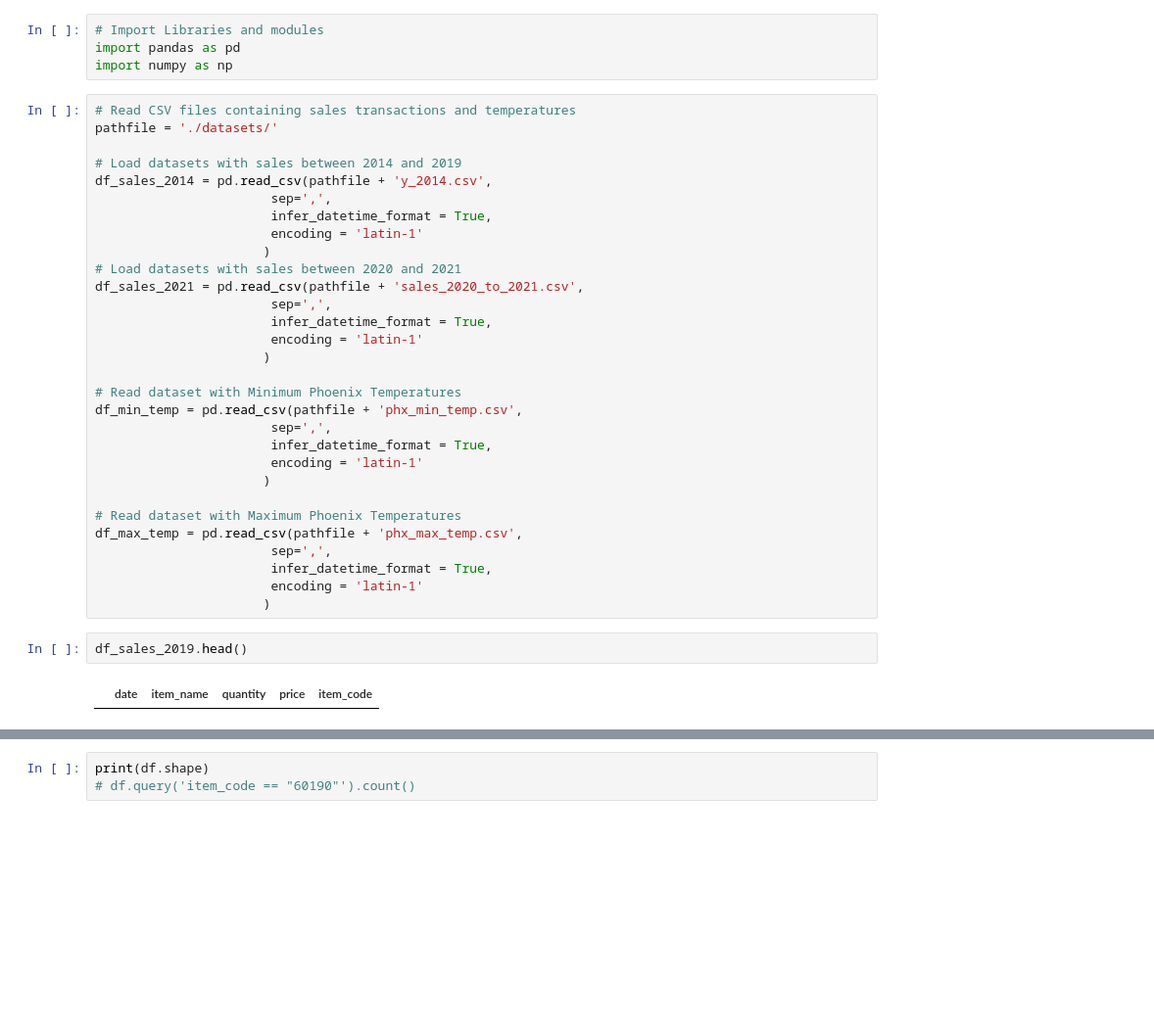
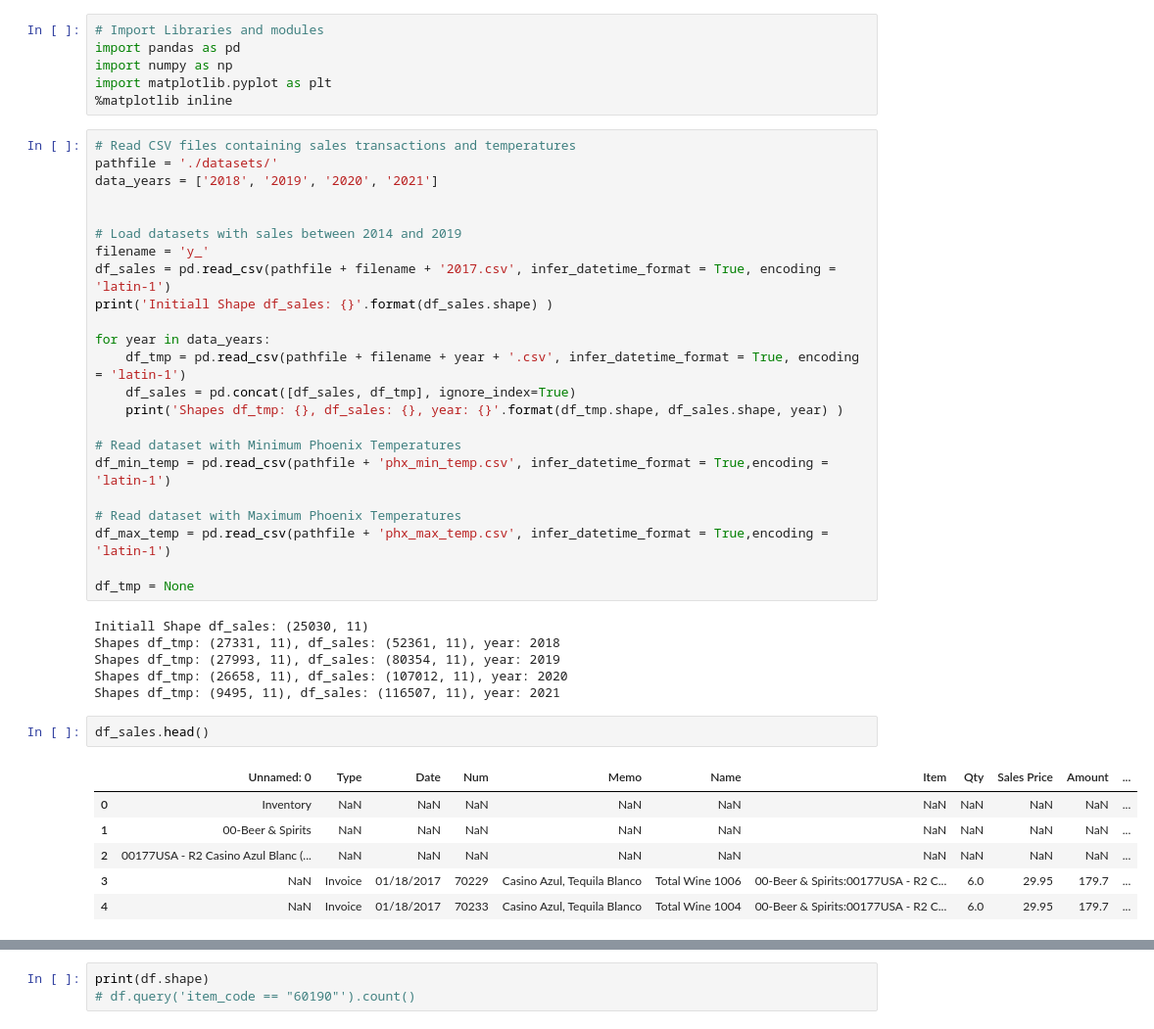
Before and after one commit to brosales8/sales_forecasting, a Jupyter notebook: Capstone Project.ipynb, the cells around one changed output, grey strips where cells are left out. Shown: that part at 98% size. Saved outputs shown, nothing was run; the diff lists cells and outputs as text; blank space fills up the shorter version.

```diff
--- a/Capstone Project.ipynb
+++ b/Capstone Project.ipynb
@@ -2,40 +2,46 @@
 # Import Libraries and modules
 import pandas as pd
 import numpy as np
+import matplotlib.pyplot as plt
+%matplotlib inline
 # %%
 # Read CSV files containing sales transactions and temperatures
 pathfile = './datasets/'
+data_years = ['2018', '2019', '2020', '2021']
+
 
 # Load datasets with sales between 2014 and 2019
-df_sales_2014 = pd.read_csv(pathfile + 'y_2014.csv',
-                       sep=',',
-                       infer_datetime_format = True,
-                       encoding = 'latin-1'
-                      )
-# Load datasets with sales between 2020 and 2021
-df_sales_2021 = pd.read_csv(pathfile + 'sales_2020_to_2021.csv',
-                       sep=',',
-                       infer_datetime_format = True,
-                       encoding = 'latin-1'
-                      )
+filename = 'y_'
+df_sales = pd.read_csv(pathfile + filename + '2017.csv', infer_datetime_format = True, encoding = 'latin-1')
+print('Initiall Shape df_sales: {}'.format(df_sales.shape) )
+
+for year in data_years:
+    df_tmp = pd.read_csv(pathfile + filename + year + '.csv', infer_datetime_format = True, encoding = 'latin-1')
+    df_sales = pd.concat([df_sales, df_tmp], ignore_index=True)
+    print('Shapes df_tmp: {}, df_sales: {}, year: {}'.format(df_tmp.shape, df_sales.shape, year) )
 
 # Read dataset with Minimum Phoenix Temperatures
-df_min_temp = pd.read_csv(pathfile + 'phx_min_temp.csv',
-                       sep=',',
-                       infer_datetime_format = True,
-                       encoding = 'latin-1'
-                      )
+df_min_temp = pd.read_csv(pathfile + 'phx_min_temp.csv', infer_datetime_format = True,encoding = 'latin-1')
 
 # Read dataset with Maximum Phoenix Temperatures
-df_max_temp = pd.read_csv(pathfile + 'phx_max_temp.csv',
-                       sep=',',
-                       infer_datetime_format = True,
-                       encoding = 'latin-1'
-                      )
+df_max_temp = pd.read_csv(pathfile + 'phx_max_temp.csv', infer_datetime_format = True,encoding = 'latin-1')
+
+df_tmp = None
+# %% [output]
+Initiall Shape df_sales: (25030, 11)
+Shapes df_tmp: (27331, 11), df_sales: (52361, 11), year: 2018
+Shapes df_tmp: (27993, 11), df_sales: (80354, 11), year: 2019
+Shapes df_tmp: (26658, 11), df_sales: (107012, 11), year: 2020
+Shapes df_tmp: (9495, 11), df_sales: (116507, 11), year: 2021
 # %%
-df_sales_2019.head()
+df_sales.head()
 # %% [output]
-|  | date | item_name | quantity | price | item_code |
+|  | Unnamed: 0 | Type | Date | Num | Memo | Name | Item | Qty | Sales Price | Amount | ... |
+| 0 | Inventory | NaN | NaN | NaN | NaN | NaN | NaN | NaN | NaN | NaN | ... |
+| 1 | 00-Beer & Spirits | NaN | NaN | NaN | NaN | NaN | NaN | NaN | NaN | NaN | ... |
+| 2 | 00177USA - R2 Casino Azul Blanc (... | NaN | NaN | NaN | NaN | NaN | NaN | NaN | NaN | NaN | ... |
+| 3 | NaN | Invoice | 01/18/2017 | 70229 | Casino Azul, Tequila Blanco | Total Wine 1006 | 00-Beer & Spirits:00177USA - R2 C... | 6.0 | 29.95 | 179.7 | ... |
+| 4 | NaN | Invoice | 01/18/2017 | 70233 | Casino Azul, Tequila Blanco | Total Wine 1004 | 00-Beer & Spirits:00177USA - R2 C... | 6.0 | 29.95 | 179.7 | ... |
 # %%
 def clean_sales(df_sales, target_items):
     '''
```
Also changed, not shown: parts of 20 cells of this notebook, 2 other files.
